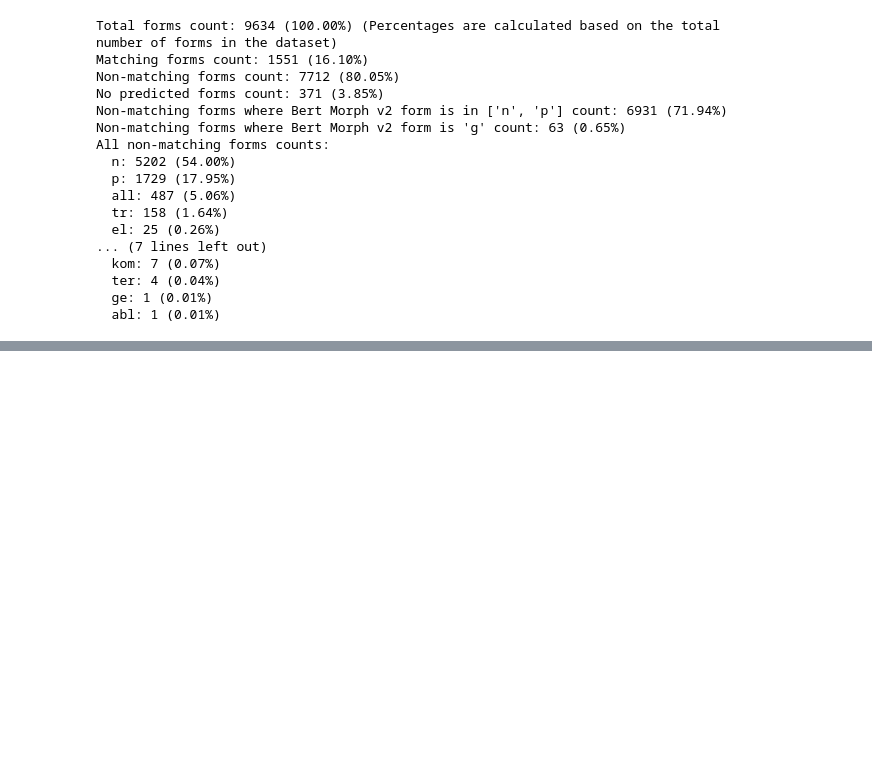
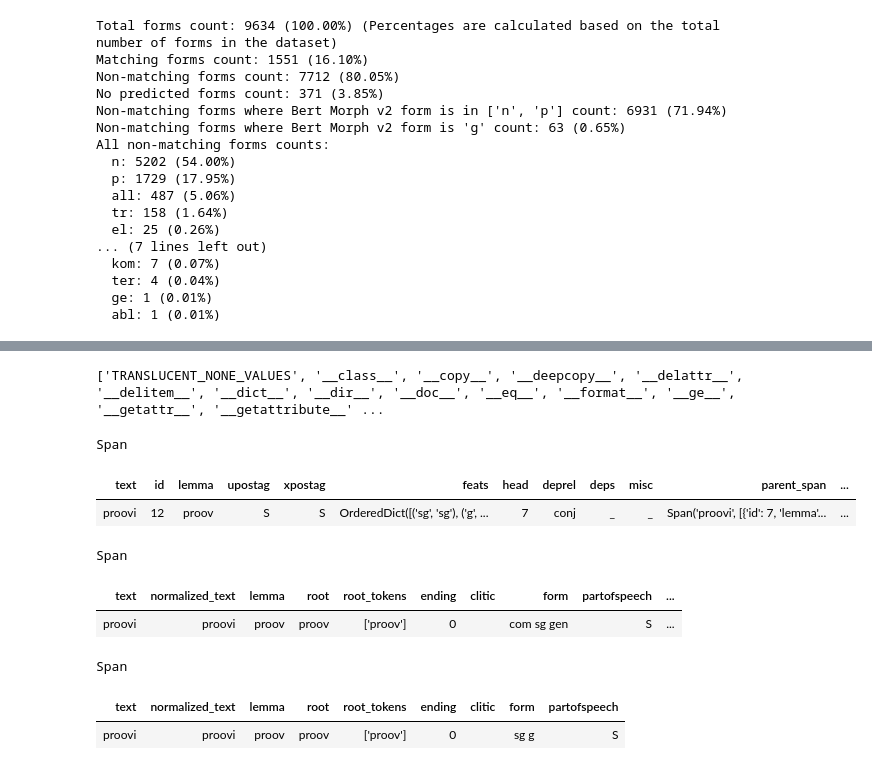
Before and after one commit to SanderSaska/EstNLTK_model_training, a Jupyter notebook: notebooks/inspecting_morphsyntax_conflicts.ipynb, the cells around one changed output, grey strips where cells are left out. Saved outputs shown, nothing was run; the diff lists cells and outputs as text; code cells hidden in the pictures; blank space fills up the shorter version.

```diff
--- a/notebooks/inspecting_morphsyntax_conflicts.ipynb
+++ b/notebooks/inspecting_morphsyntax_conflicts.ipynb
@@ -230 +280,19 @@ All non-matching forms counts:
+# %%
+print(dir(text_obj.stanza_syntax))
+
+# Output the word "proovi"
+display(text_obj.stanza_syntax[11])
+display(text_obj.morph_extended[11])
+display(text_obj.morph_analysis[11])
+# %% [output]
+['TRANSLUCENT_NONE_VALUES', '__class__', '__copy__', '__deepcopy__', '__delattr__', '__delitem__', '__dict__', '__dir__', '__doc__', '__eq__', '__format__', '__ge__', '__getattr__', '__getattribute__' ...
+Span
+| text | id | lemma | upostag | xpostag | feats | head | deprel | deps | misc | parent_span | ... |
+| proovi | 12 | proov | S | S | OrderedDict([('sg', 'sg'), ('g', ... | 7 | conj | _ | _ | Span('proovi', [{'id': 7, 'lemma'... | ... |
+Span
+| text | normalized_text | lemma | root | root_tokens | ending | clitic | form | partofspeech | ... |
+| proovi | proovi | proov | proov | ['proov'] | 0 |  | com sg gen | S | ... |
+Span
+| text | normalized_text | lemma | root | root_tokens | ending | clitic | form | partofspeech |
+| proovi | proovi | proov | proov | ['proov'] | 0 |  | sg g | S |
 # %%
```
Also changed, not shown: parts of 3 cells of this notebook.
